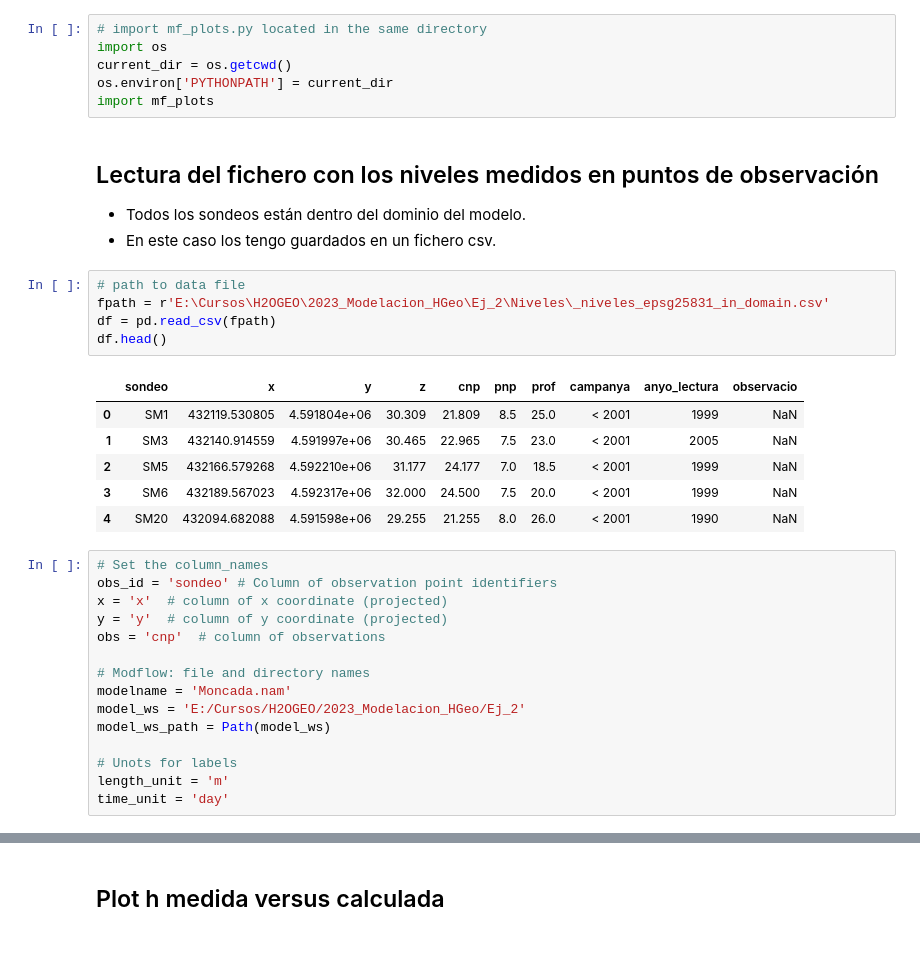
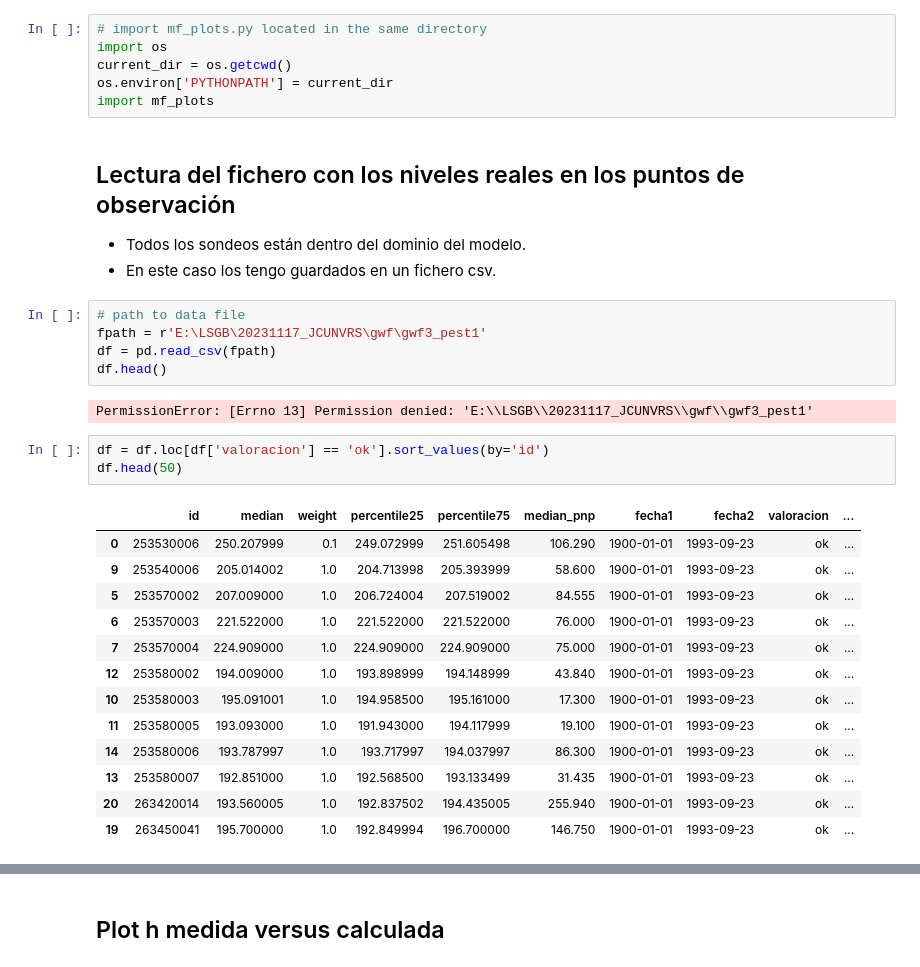
Before and after one commit to solisgb/modflow, a Jupyter notebook: mf6_disv_ob_h_sta.ipynb, the cells around one changed output, grey strips where cells are left out. Cells and saved outputs as stored; diff of their text form.

```diff
--- a/mf6_disv_ob_h_sta.ipynb
+++ b/mf6_disv_ob_h_sta.ipynb
@@ -20,33 +20,30 @@ current_dir = os.getcwd()
 os.environ['PYTHONPATH'] = current_dir
 import mf_plots
 # %% [markdown]
-## Lectura del fichero con los niveles medidos en puntos de observación
+## Lectura del fichero con los niveles reales en los puntos de observación
 * Todos los sondeos están dentro del dominio del modelo.
 * En este caso los tengo guardados en un fichero csv.
 # %%
 # path to data file
-fpath = r'E:\Cursos\H2OGEO\2023_Modelacion_HGeo\Ej_2\Niveles\_niveles_epsg25831_in_domain.csv'
+fpath = r'E:\LSGB\20231117_JCUNVRS\gwf\gwf3_pest1'
 df = pd.read_csv(fpath)
 df.head()
 # %% [output]
-|  | sondeo | x | y | z | cnp | pnp | prof | campanya | anyo_lectura | observacio |
-| 0 | SM1 | 432119.530805 | 4.591804e+06 | 30.309 | 21.809 | 8.5 | 25.0 | < 2001 | 1999 | NaN |
-| 1 | SM3 | 432140.914559 | 4.591997e+06 | 30.465 | 22.965 | 7.5 | 23.0 | < 2001 | 2005 | NaN |
-| 2 | SM5 | 432166.579268 | 4.592210e+06 | 31.177 | 24.177 | 7.0 | 18.5 | < 2001 | 1999 | NaN |
-| 3 | SM6 | 432189.567023 | 4.592317e+06 | 32.000 | 24.500 | 7.5 | 20.0 | < 2001 | 1999 | NaN |
-| 4 | SM20 | 432094.682088 | 4.591598e+06 | 29.255 | 21.255 | 8.0 | 26.0 | < 2001 | 1990 | NaN |
+PermissionError: [Errno 13] Permission denied: 'E:\\LSGB\\20231117_JCUNVRS\\gwf\\gwf3_pest1'
-# %%
-# Set the column_names
-obs_id = 'sondeo' # Column of observation point identifiers
-x = 'x'  # column of x coordinate (projected)
-y = 'y'  # column of y coordinate (projected)
-obs = 'cnp'  # column of observations
-
-# Modflow: file and directory names
-modelname = 'Moncada.nam'
-model_ws = 'E:/Cursos/H2OGEO/2023_Modelacion_HGeo/Ej_2'
-model_ws_path = Path(model_ws)
-
-# Unots for labels
-length_unit = 'm'
-time_unit = 'day'
+# %%
+df = df.loc[df['valoracion'] == 'ok'].sort_values(by='id')
+df.head(50)
+# %% [output]
+|  | id | median | weight | percentile25 | percentile75 | median_pnp | fecha1 | fecha2 | valoracion | ... |
+| 0 | 253530006 | 250.207999 | 0.1 | 249.072999 | 251.605498 | 106.290 | 1900-01-01 | 1993-09-23 | ok | ... |
+| 9 | 253540006 | 205.014002 | 1.0 | 204.713998 | 205.393999 | 58.600 | 1900-01-01 | 1993-09-23 | ok | ... |
+| 5 | 253570002 | 207.009000 | 1.0 | 206.724004 | 207.519002 | 84.555 | 1900-01-01 | 1993-09-23 | ok | ... |
+| 6 | 253570003 | 221.522000 | 1.0 | 221.522000 | 221.522000 | 76.000 | 1900-01-01 | 1993-09-23 | ok | ... |
+| 7 | 253570004 | 224.909000 | 1.0 | 224.909000 | 224.909000 | 75.000 | 1900-01-01 | 1993-09-23 | ok | ... |
+| 12 | 253580002 | 194.009000 | 1.0 | 193.898999 | 194.148999 | 43.840 | 1900-01-01 | 1993-09-23 | ok | ... |
+| 10 | 253580003 | 195.091001 | 1.0 | 194.958500 | 195.161000 | 17.300 | 1900-01-01 | 1993-09-23 | ok | ... |
+| 11 | 253580005 | 193.093000 | 1.0 | 191.943000 | 194.117999 | 19.100 | 1900-01-01 | 1993-09-23 | ok | ... |
+| 14 | 253580006 | 193.787997 | 1.0 | 193.717997 | 194.037997 | 86.300 | 1900-01-01 | 1993-09-23 | ok | ... |
+| 13 | 253580007 | 192.851000 | 1.0 | 192.568500 | 193.133499 | 31.435 | 1900-01-01 | 1993-09-23 | ok | ... |
+| 20 | 263420014 | 193.560005 | 1.0 | 192.837502 | 194.435005 | 255.940 | 1900-01-01 | 1993-09-23 | ok | ... |
+| 19 | 263450041 | 195.700000 | 1.0 | 192.849994 | 196.700000 | 146.750 | 1900-01-01 | 1993-09-23 | ok | ... |
```
Also changed, not shown: parts of 10 cells of this notebook, 10 other files.
